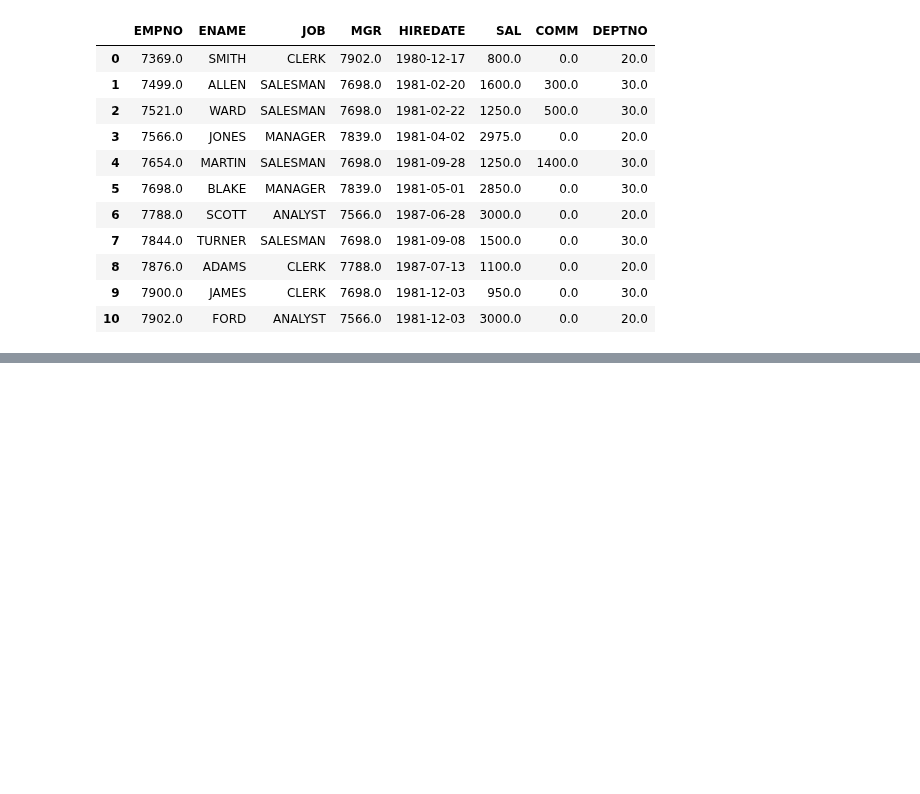
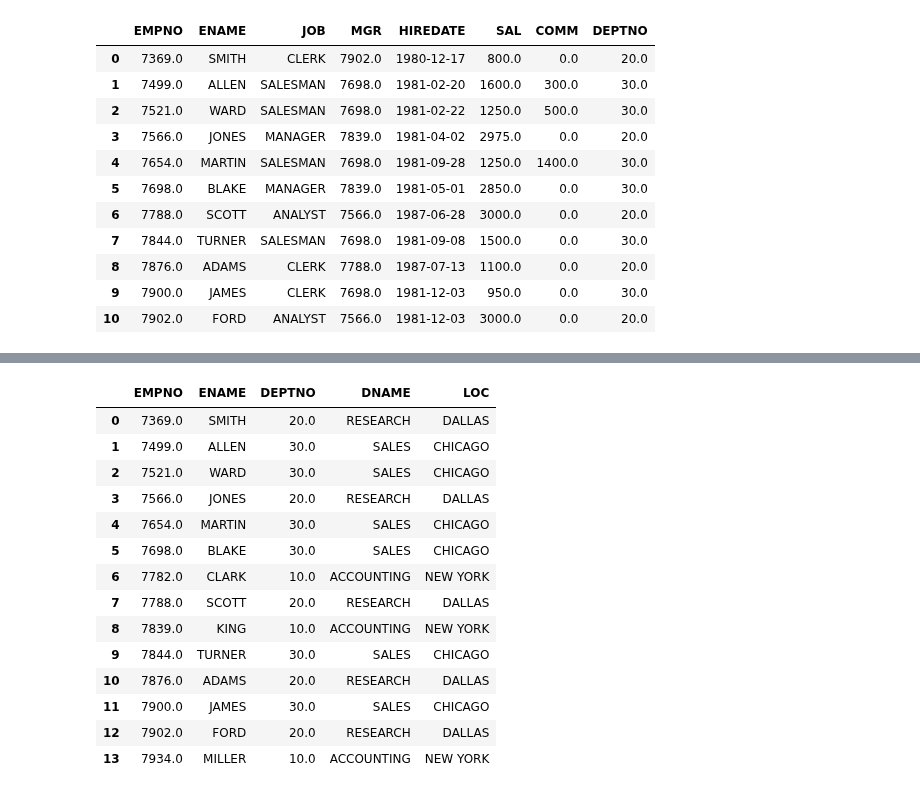
Before and after one commit to sejinhwang97ko/2023prac, a Jupyter notebook: 20230418/01_sql.ipynb, the cells around one changed output, grey strips where cells are left out. Cells and saved outputs as stored; diff of their text form; code cells hidden in the pictures; blank space fills up the shorter version.

```diff
--- a/20230418/01_sql.ipynb
+++ b/20230418/01_sql.ipynb
@@ -433,0 +656,33 @@ db.func_3(sql)
+# %%
+sql = """
+    select
+    emp.`EMPNO`,
+    emp.`ENAME`,
+    emp.`DEPTNO`,
+    dept.`DNAME`,
+    dept.`LOC`
+    from
+    emp
+    left join
+    dept
+    on
+    emp.DEPTNO = dept.DEPTNO
+"""
+
+db.func_3(sql)
+# %% [output]
+|  | EMPNO | ENAME | DEPTNO | DNAME | LOC |
+| 0 | 7369.0 | SMITH | 20.0 | RESEARCH | DALLAS |
+| 1 | 7499.0 | ALLEN | 30.0 | SALES | CHICAGO |
+| 2 | 7521.0 | WARD | 30.0 | SALES | CHICAGO |
+| 3 | 7566.0 | JONES | 20.0 | RESEARCH | DALLAS |
+| 4 | 7654.0 | MARTIN | 30.0 | SALES | CHICAGO |
+| 5 | 7698.0 | BLAKE | 30.0 | SALES | CHICAGO |
+| 6 | 7782.0 | CLARK | 10.0 | ACCOUNTING | NEW YORK |
+| 7 | 7788.0 | SCOTT | 20.0 | RESEARCH | DALLAS |
+| 8 | 7839.0 | KING | 10.0 | ACCOUNTING | NEW YORK |
+| 9 | 7844.0 | TURNER | 30.0 | SALES | CHICAGO |
+| 10 | 7876.0 | ADAMS | 20.0 | RESEARCH | DALLAS |
+| 11 | 7900.0 | JAMES | 30.0 | SALES | CHICAGO |
+| 12 | 7902.0 | FORD | 20.0 | RESEARCH | DALLAS |
+| 13 | 7934.0 | MILLER | 10.0 | ACCOUNTING | NEW YORK |
```
Also changed, not shown: parts of 18 cells of this notebook.
